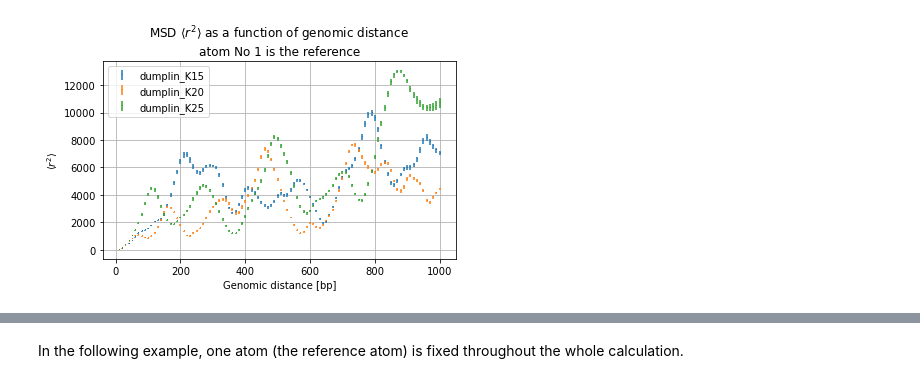
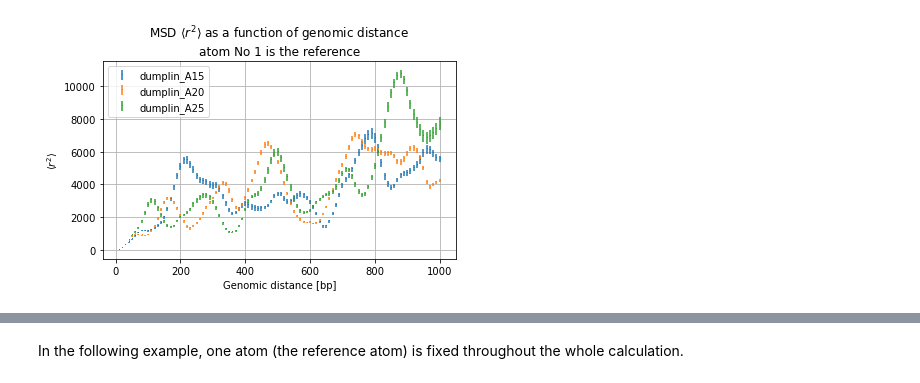
Before and after one commit to PHouzel/So-many-chromosomes, a Jupyter notebook: analysis/r2mean-from-lammps-traj.ipynb, the cells around one changed output, grey strips where cells are left out. Drawn from its saved outputs; the diff is of its cells as text; code cells hidden in the pictures.

```diff
--- a/analysis/r2mean-from-lammps-traj.ipynb
+++ b/analysis/r2mean-from-lammps-traj.ipynb
@@ -55,11 +63,21 @@ def calcMSDs(directory,delta=1,samplesize=100,refatom=None,cutoff=np.inf):
     return np.asarray(MSDs), np.asarray(errs)
 # %%
 def plotMSDs(directory,delta=1,samplesize=100,refatom=None,compareruns=False):
+    #Enable lin fitting of first fit_range_limit points
+    fitlin = True
+    fit_range_limit = 40
+
+
     if compareruns == False:
         runs = directory.split('/')[-1]
         MSDs, errs = calcMSDs(directory,delta,samplesize,refatom)
         gendists = delta*np.arange(1, len(MSDs)+1)
         plt.errorbar(gendists, MSDs, yerr=errs, fmt=',', linestyle='None') # pixel marker and no line
+        if fitlin == True:
+            a, b = np.polyfit(gendists[:fit_range_limit],MSDs[:fit_range_limit], 1)
+            print('fit params:',a, b)
+            print('fit interval:',gendists[fit_range_limit])
+            plt.plot(gendists,a*gendists+b)
     elif compareruns == True:
         runs = ''
         for count,directory in enumerate(directory):
@@ -93,9 +113,9 @@ Wall time: 1.8 s
 # %%
 %%time
-directory = ['../simdata/dumplin_K15', '../simdata/dumplin_K20', '../simdata/dumplin_K25']
+directory = ['../run2-1000/dumplin_A15', '../run2-1000/dumplin_A20', '../run2-1000/dumplin_A25']
 delta = 10 # difference in gendist between adjacent data points in the plot
 #samplesize = 100 # No of randomly chosen pairs of atoms from which MSD is calculated for each gendist
 ref = 1
 plotMSDs(directory,delta,refatom=ref,compareruns=True)
 # %% [output]
-[figure, old version]
+[figure, new version]
```
Also changed, not shown: parts of 6 cells of this notebook, 14 other files.
